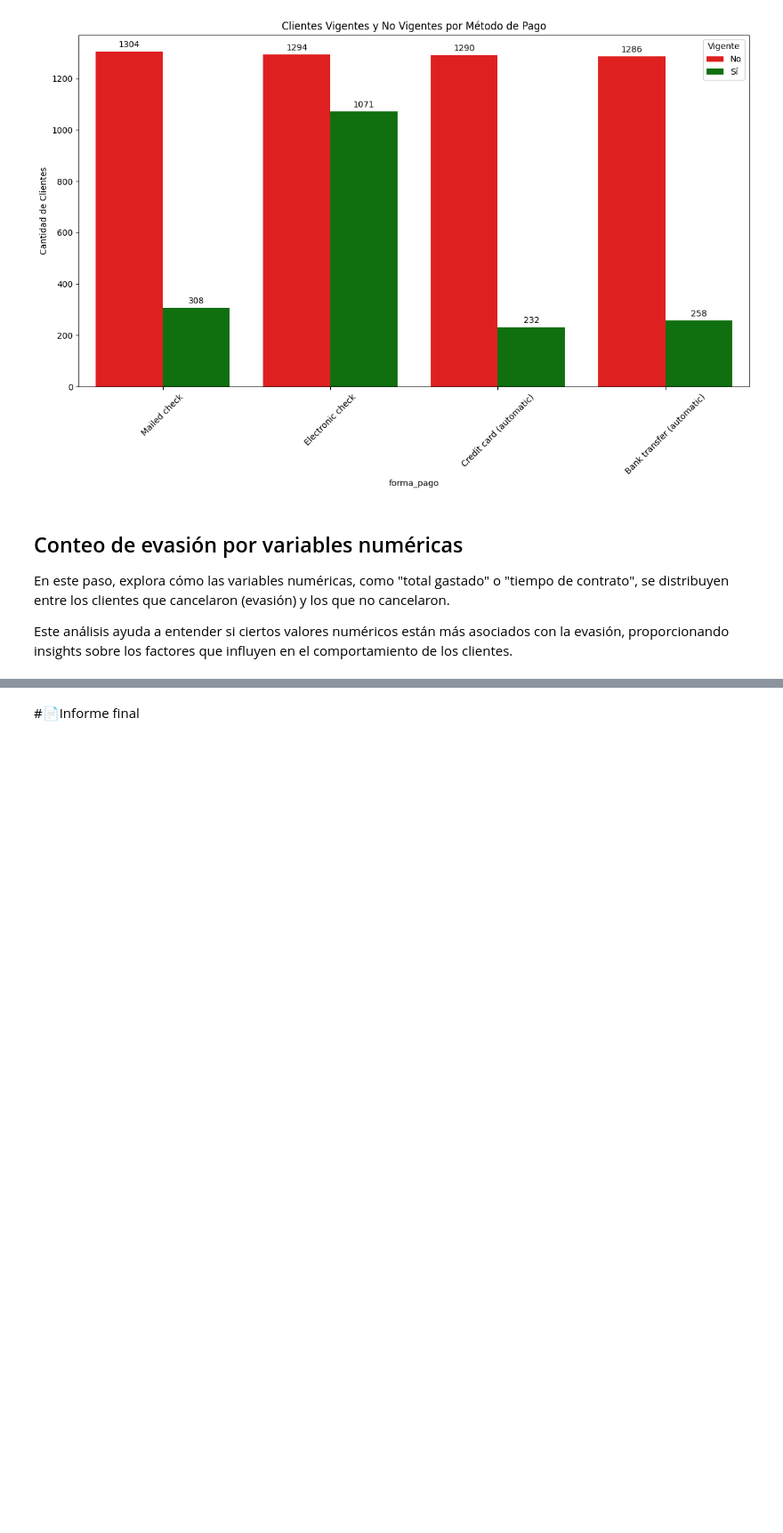
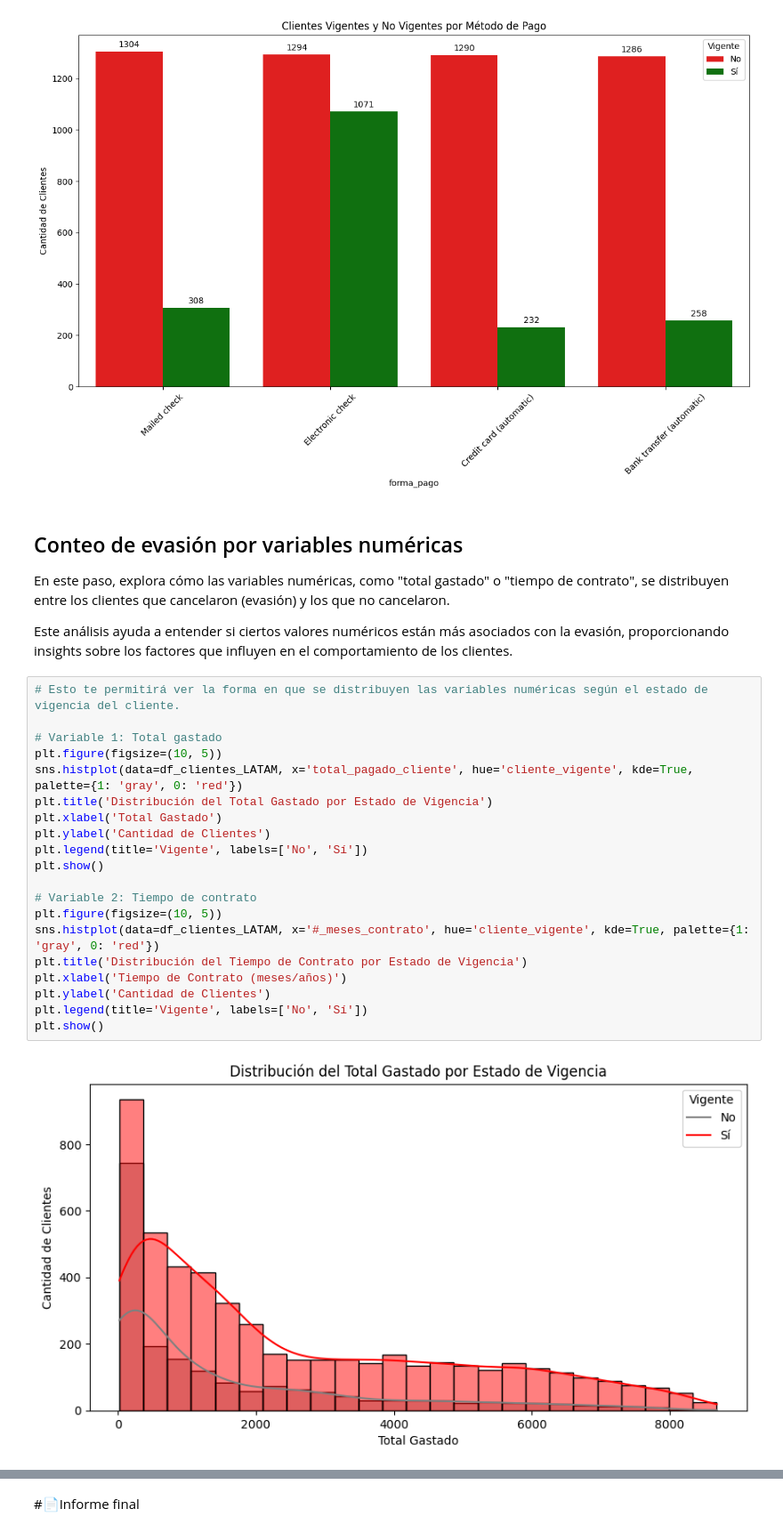
Before and after one commit to Starleen1996/Challenger_Telecom_Latam, a Jupyter notebook: TelecomX_LATAM.ipynb, the cells around one changed output, grey strips where cells are left out. Shown: that part at 89% size. Saved outputs shown, nothing was run; the diff lists cells and outputs as text; blank space fills up the shorter version.

```diff
--- a/TelecomX_LATAM.ipynb
+++ b/TelecomX_LATAM.ipynb
@@ -687,3 +687,25 @@ plt.show()
 En este paso, explora cómo las variables numéricas, como "total gastado" o "tiempo de contrato", se distribuyen entre los clientes que cancelaron (evasión) y los que no cancelaron.
 
 Este análisis ayuda a entender si ciertos valores numéricos están más asociados con la evasión, proporcionando insights sobre los factores que influyen en el comportamiento de los clientes.
+# %%
+# Esto te permitirá ver la forma en que se distribuyen las variables numéricas según el estado de vigencia del cliente.
+
+# Variable 1: Total gastado
+plt.figure(figsize=(10, 5))
+sns.histplot(data=df_clientes_LATAM, x='total_pagado_cliente', hue='cliente_vigente', kde=True, palette={1: 'gray', 0: 'red'})
+plt.title('Distribución del Total Gastado por Estado de Vigencia')
+plt.xlabel('Total Gastado')
+plt.ylabel('Cantidad de Clientes')
+plt.legend(title='Vigente', labels=['No', 'Sí'])
+plt.show()
+
+# Variable 2: Tiempo de contrato
+plt.figure(figsize=(10, 5))
+sns.histplot(data=df_clientes_LATAM, x='#_meses_contrato', hue='cliente_vigente', kde=True, palette={1: 'gray', 0: 'red'})
+plt.title('Distribución del Tiempo de Contrato por Estado de Vigencia')
+plt.xlabel('Tiempo de Contrato (meses/años)')
+plt.ylabel('Cantidad de Clientes')
+plt.legend(title='Vigente', labels=['No', 'Sí'])
+plt.show()
+# %% [output]
+[figure, added]
```
Also changed, not shown: parts of 3 cells of this notebook.
